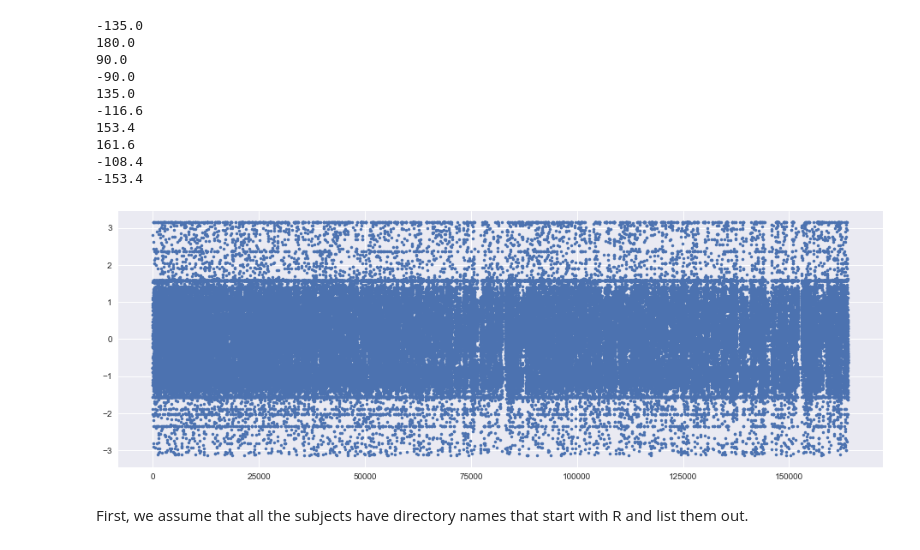
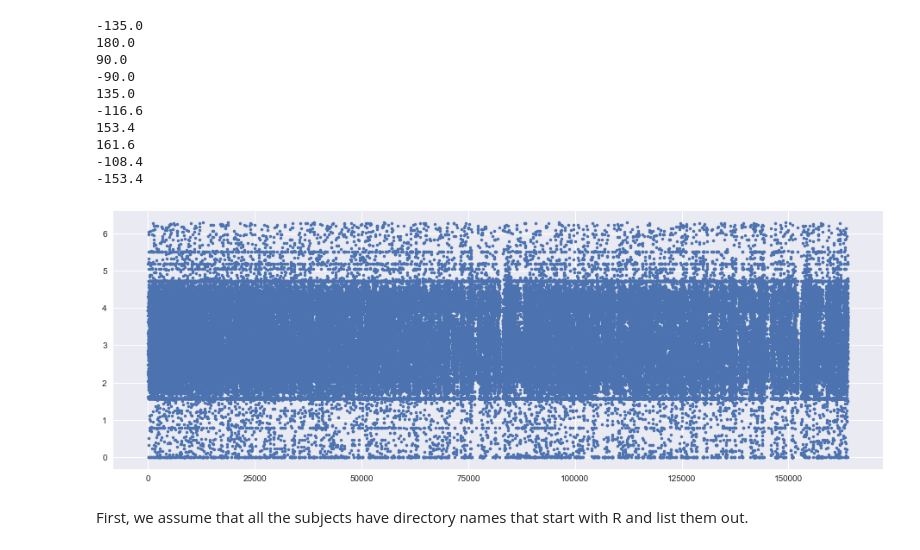
Before and after one commit to gkaguirrelab/extremeRetinotopy, a Jupyter notebook: fsAverage.ipynb, the cells around one changed output. Cells and saved outputs as stored; diff of their text form; code cells hidden in the pictures.

```diff
--- a/fsAverage.ipynb
+++ b/fsAverage.ipynb
@@ -84,8 +84,8 @@ for angle, _ in lh_count.most_common(10):
 -153.4
 # %%
 # Side effect: lots of +pi data points
-trans_rh_pol_data = np.pi - rh_pol_data.flatten() % (2 * np.pi)
+trans_rh_pol_data = rh_pol_data.flatten() % (2 * np.pi)
 plt.figure(figsize=(16.0, 5.5))
 plt.plot(trans_rh_pol_data, '.');
 # %% [output]
-[figure, old version]
+[figure, new version]
```
Also changed, not shown: parts of 6 cells of this notebook, 1 other file.
